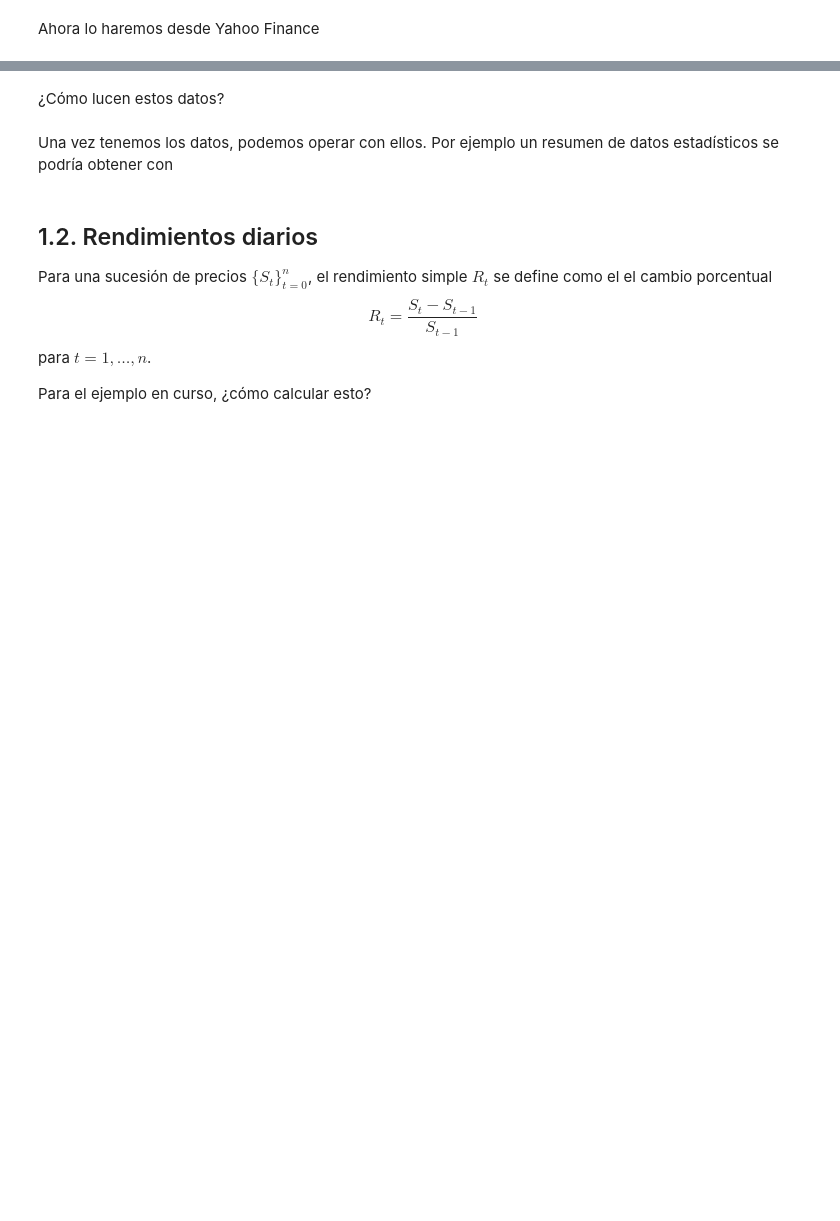
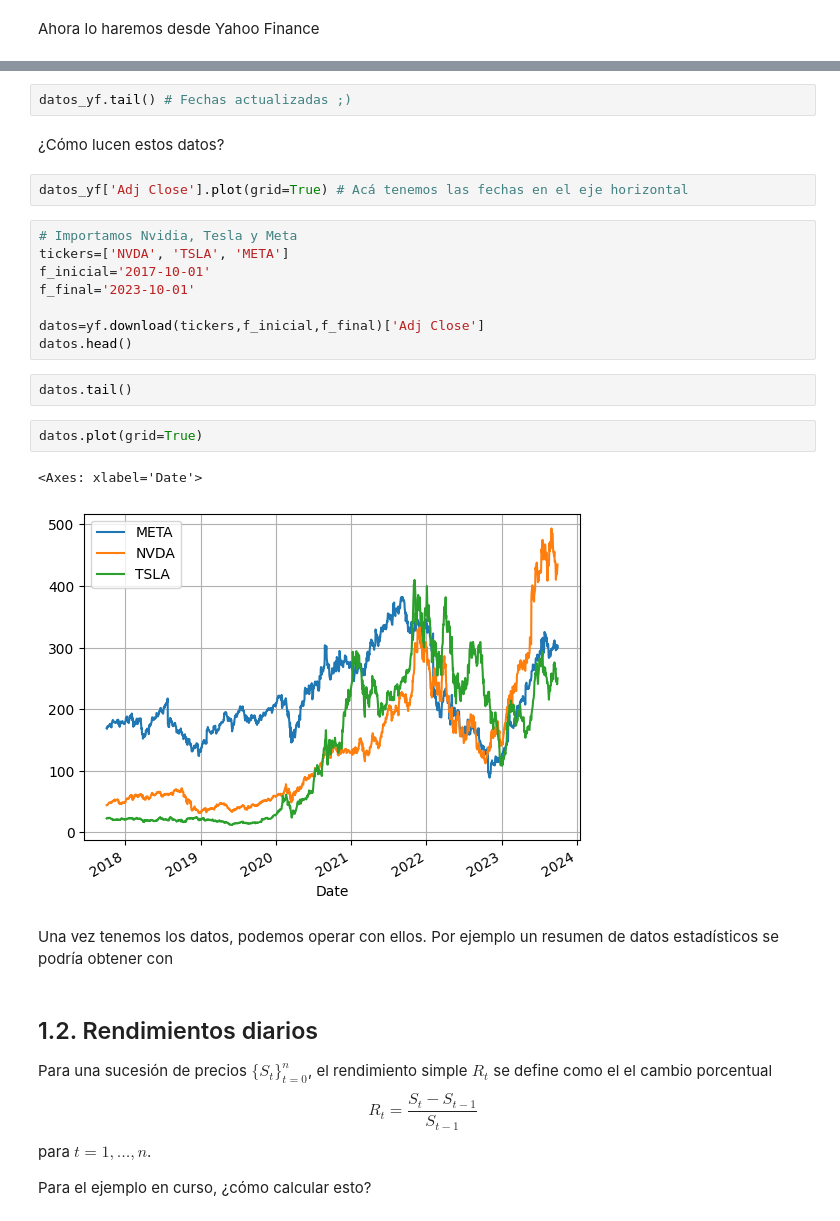
Before and after one commit to ArellanoMCarlos/SimMat_O2023, a Jupyter notebook: Montecarlo/Simulación de escenarios futuros.ipynb, the cells around one changed output, grey strips where cells are left out. Drawn from its saved outputs; the diff is of its cells as text; blank space fills up the shorter version.

```diff
--- a/Montecarlo/Simulación de escenarios futuros.ipynb
+++ b/Montecarlo/Simulación de escenarios futuros.ipynb
@@ -74,5 +126,24 @@ Ahora lo haremos desde Yahoo Finance
+# %%
+datos_yf.tail() # Fechas actualizadas ;)
 # %% [markdown]
 ¿Cómo lucen estos datos?
+# %%
+datos_yf['Adj Close'].plot(grid=True) # Acá tenemos las fechas en el eje horizontal
+# %%
+# Importamos Nvidia, Tesla y Meta
+tickers=['NVDA', 'TSLA', 'META']
+f_inicial='2017-10-01'
+f_final='2023-10-01'
+
+datos=yf.download(tickers,f_inicial,f_final)['Adj Close']
+datos.head()
+# %%
+datos.tail()
+# %%
+datos.plot(grid=True)
+# %% [output]
+<Axes: xlabel='Date'>
+[figure, added]
 # %% [markdown]
 Una vez tenemos los datos, podemos operar con ellos. Por ejemplo un resumen de datos estadísticos se podría obtener con
 # %% [markdown]
```
Also changed, not shown: parts of 24 cells of this notebook.
